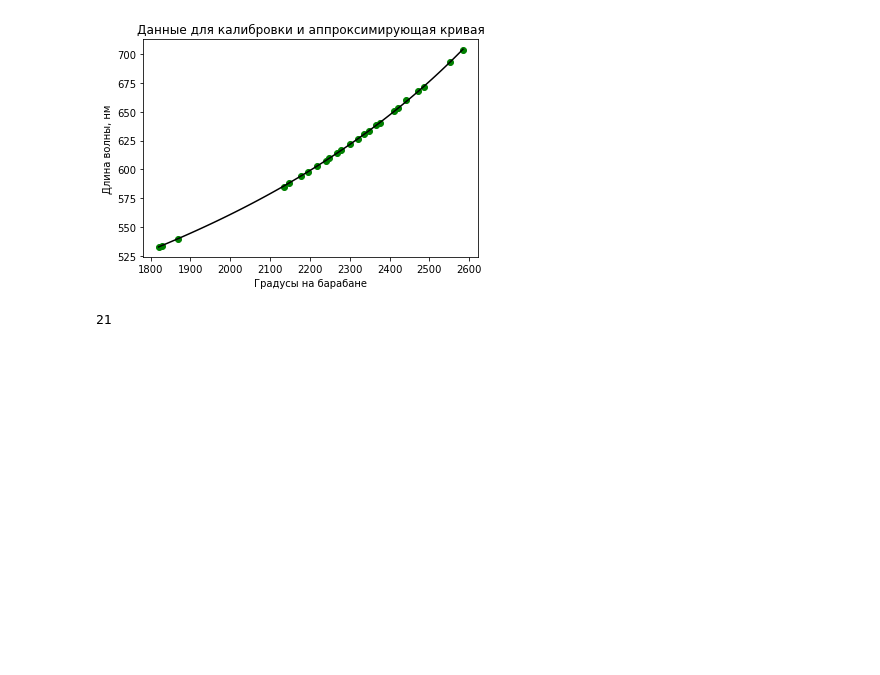
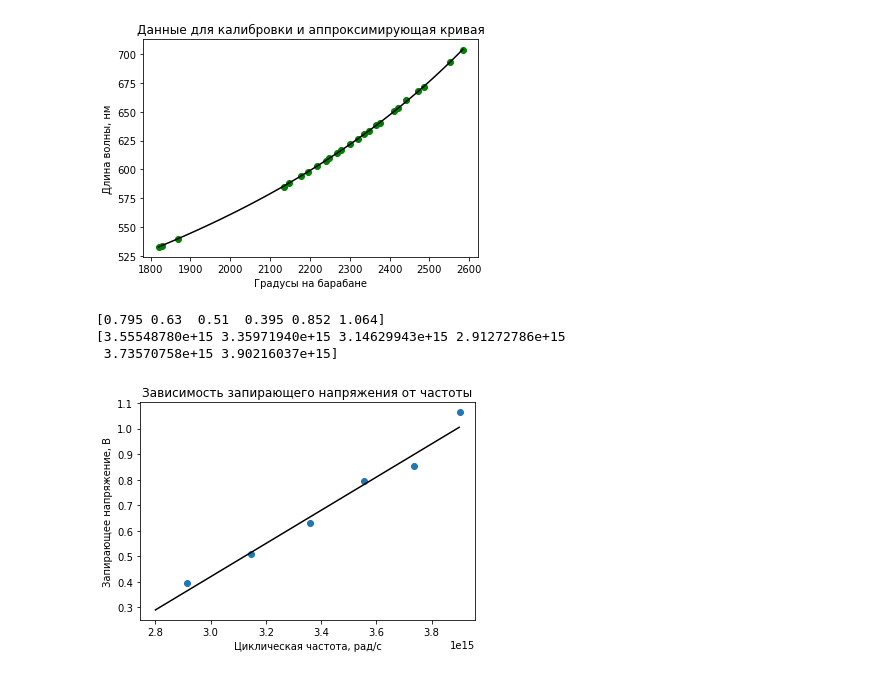
Before and after one commit to MVerenin/CompMaths, a Jupyter notebook: Обработка.ipynb, the cells around one changed output. Saved outputs shown, nothing was run; the diff lists cells and outputs as text; code cells hidden in the pictures; blank space fills up the shorter version.

```diff
--- a/Обработка.ipynb
+++ b/Обработка.ipynb
@@ -62,10 +62,23 @@ A =  [232.8922758] dA = 0.00010203671431304771
 C =  [3924.54138907] dC = 0.0013732027216430383
 D =  [-1545539.91956638] dD = 531.3921230345085
 [figure]
-# %%
-a=np.array([1,2,3,4,5])
-b=np.array([1,2,1,2,1])
-c=a@b
-print(c)
-# %% [output]
-21
+# %%
+N1 = np.array([1800, 2000, 2200, 2400, 1600, 1400])
+V0 = np.array([-0.795, -0.630, -0.510, -0.395, -0.852, -1.064])
+LAM = A + ((D + A*C)/(N1-C))
+w = 2*m.pi*3*10**8/(10**(-9)*LAM)
+print(-V0)
+print(w)
+ArX = np.linspace(2.8*10**15, 3.9*10**15, 100)
+ArY = -1.53 + (6.5*10**(-16)*ArX)
+plt.scatter(w, -V0)
+plt.plot(ArX, ArY, color ='Black')
+plt.title('Зависимость запирающего напряжения от частоты')
+plt.xlabel('Циклическая частота, рад/с')
+plt.ylabel('Запирающее напряжение, В')
+plt.show()
+# %% [output]
+[0.795 0.63  0.51  0.395 0.852 1.064]
+[3.55548780e+15 3.35971940e+15 3.14629943e+15 2.91272786e+15
+ 3.73570758e+15 3.90216037e+15]
+[figure, added]
```
